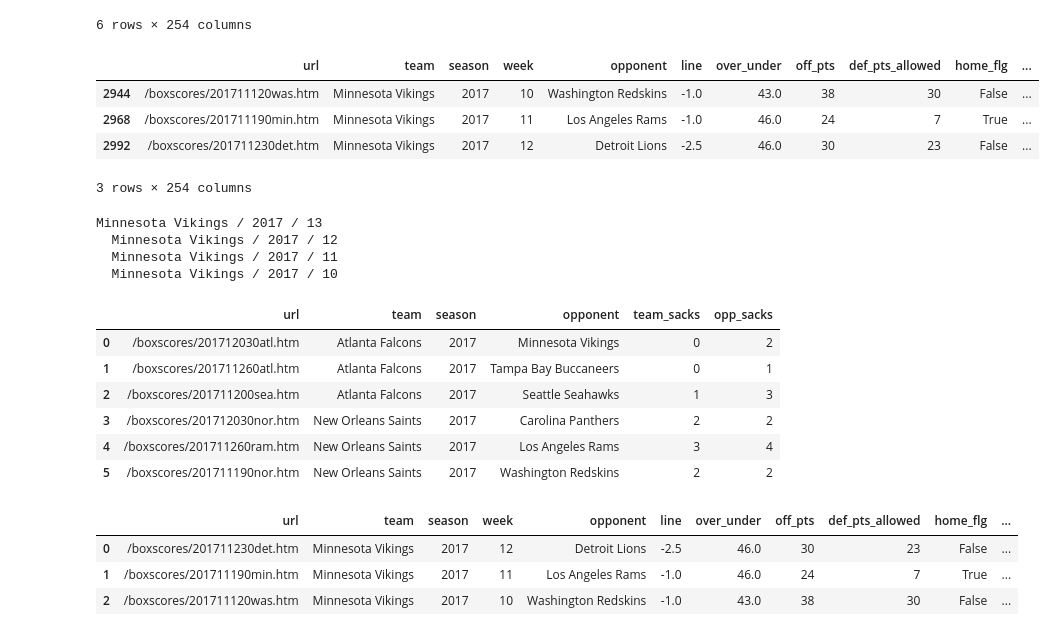
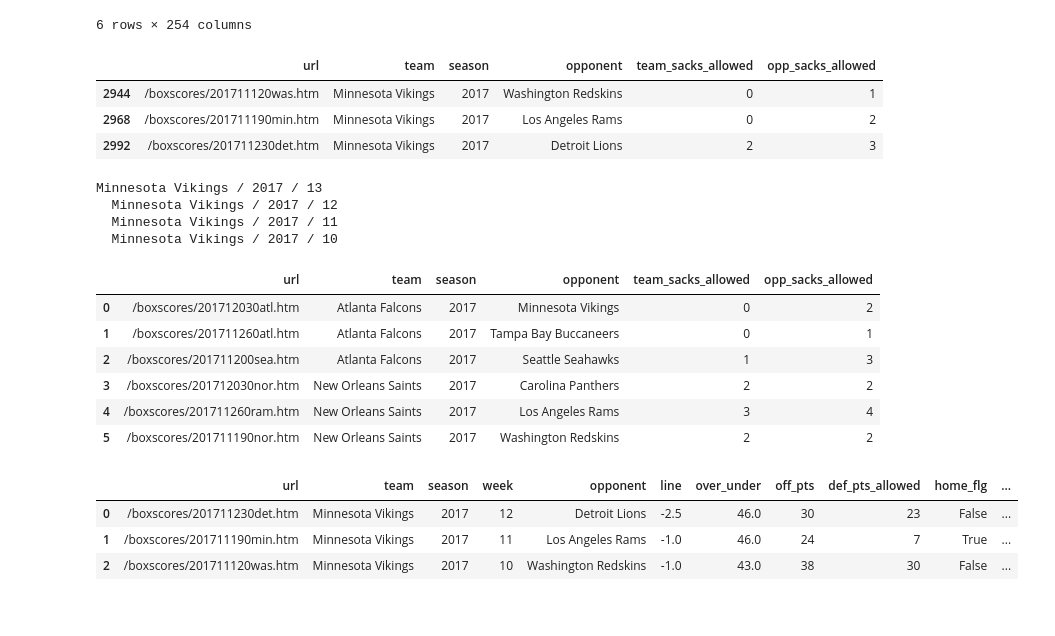
Before and after one commit to b-o-l-l-a/nfl-stat-scraper, a Jupyter notebook: notebooks/scratch_create_predictors.ipynb, the cells around one changed output. Saved outputs shown, nothing was run; the diff lists cells and outputs as text; code cells hidden in the pictures.

```diff
--- a/notebooks/scratch_create_predictors.ipynb
+++ b/notebooks/scratch_create_predictors.ipynb
@@ -145,28 +145,38 @@ teams_df_subset
 | 5 | /boxscores/201711190nor.htm | New Orleans Saints | 2017 | 11 | Washington Redskins | -9.5 | 52.5 | 34 | 31 | True | ... |
 6 rows × 254 columns
 # %%
+cols = ["url", "team", "season", "opponent", "team_sacks_allowed", "opp_sacks_allowed"]
 team_df[(team_df["team"] == "Minnesota Vikings") & \
         (team_df["season"] == 2017) & \
         (team_df["week"].isin(['12','11','10']))
-       ]
+       ][cols]
 # %% [output]
-|  | url | team | season | week | opponent | line | over_under | off_pts | def_pts_allowed | home_flg | ... |
-| 2944 | /boxscores/201711120was.htm | Minnesota Vikings | 2017 | 10 | Washington Redskins | -1.0 | 43.0 | 38 | 30 | False | ... |
-| 2968 | /boxscores/201711190min.htm | Minnesota Vikings | 2017 | 11 | Los Angeles Rams | -1.0 | 46.0 | 24 | 7 | True | ... |
-| 2992 | /boxscores/201711230det.htm | Minnesota Vikings | 2017 | 12 | Detroit Lions | -2.5 | 46.0 | 30 | 23 | False | ... |
+|  | url | team | season | opponent | team_sacks_allowed | opp_sacks_allowed |
+| 2944 | /boxscores/201711120was.htm | Minnesota Vikings | 2017 | Washington Redskins | 0 | 1 |
+| 2968 | /boxscores/201711190min.htm | Minnesota Vikings | 2017 | Los Angeles Rams | 0 | 2 |
+| 2992 | /boxscores/201711230det.htm | Minnesota Vikings | 2017 | Detroit Lions | 2 | 3 |
-3 rows × 254 columns
 # %%
 favorite_prev_wk_df = teams_df_subset[teams_df_subset["team"] == favorite]
 row_key = "row_key"
 df_col_key = "df_col_key"
+idx_col_key = "idx_col_name"
 indices_dict = [
-    {row_key: "off_pts", df_col_key: "def_pts_allowed"},
-    {row_key: "team_first_downs", df_col_key: "opp_first_downs"},
-    {row_key: "team_rush_yds", df_col_key: "opp_rush_yds"},
-    {row_key: "team_pass_yds", df_col_key: "opp_pass_yds"},
-    {row_key: "team_sacks", df_col_key: ""},
-    {row_key: "", df_col_key: ""},
-    {row_key: "", df_col_key: ""},
+    {row_key: "off_pts", df_col_key: "def_pts_allowed", idx_col_key: "off_pts_idx"},
+    {row_key: "def_pts_allowed", df_col_key: "off_pts", idx_col_key: "off_pts_allowed_idx"},
+    {row_key: "team_total_yds", df_col_key: "opp_total_yds", idx_col_key: "off_total_yds_idx"},
+    {row_key: "opp_total_yds", df_col_key: "team_total_yds", idx_col_key: "total_yds_allowed_idx"},
+    {row_key: "team_first_downs", df_col_key: "opp_first_downs", idx_col_key: "off_first_downs_idx"},
+    {row_key: "opp_first_downs", df_col_key: "team_first_downs", idx_col_key: "first_downs_allowed_idx"},
+    {row_key: "team_rush_yds", df_col_key: "opp_rush_yds", idx_col_key: "off_rush_yds_idx"},
+    {row_key: "opp_rush_yds", df_col_key: "team_rush_yds", idx_col_key: "rush_yds_allowed_idx"},
+    {row_key: "team_pass_yds", df_col_key: "opp_pass_yds", idx_col_key: "off_pass_yds_idx"},
+    {row_key: "opp_pass_yds", df_col_key: "team_pass_yds", idx_col_key: "pass_yds_allowed_idx"},
+    {row_key: "opp_sacks_allowed", df_col_key: "team_sacks_allowed", idx_col_key: "sacks_idx"},
+    {row_key: "team_sacks_allowed", df_col_key: "opp_sacks_allowed", idx_col_key: "sacks_allowed_idx"},
+    {row_key: "team_penalty_yds", df_col_key: "opp_penalty_yds", idx_col_key: "penalty_yds_idx"},
+    {row_key: "opp_penalty_yds", df_col_key: "team_penalty_yds", idx_col_key: "opp_penalty_yds_idx"},
+    {row_key: "team_turnovers", df_col_key: "opp_turnovers", idx_col_key: "turnovers_idx"},
+    {row_key: "opp_turnovers", df_col_key: "team_turnovers", idx_col_key: "turnovers_forced_idx"}
 ]
 for idx, row in favorite_prev_wk_df[0:1].iterrows():
     fave_pts = float(row["off_pts"])
@@ -174,13 +184,13 @@ for idx, row in favorite_prev_wk_df[0:1].iterrows():
     avg_opp_pts_allowed = float(opp_df["def_pts_allowed"].mean())
     off_pts_idx = fave_pts / avg_opp_pts_allowed
 
-teams_df_subset[["url", "team", "season", "opponent", "team_sacks", "opp_sacks"]]
+teams_df_subset[]
 # %% [output]
 Minnesota Vikings / 2017 / 13
   Minnesota Vikings / 2017 / 12
   Minnesota Vikings / 2017 / 11
   Minnesota Vikings / 2017 / 10
-|  | url | team | season | opponent | team_sacks | opp_sacks |
+|  | url | team | season | opponent | team_sacks_allowed | opp_sacks_allowed |
 | 0 | /boxscores/201712030atl.htm | Atlanta Falcons | 2017 | Minnesota Vikings | 0 | 2 |
 | 1 | /boxscores/201711260atl.htm | Atlanta Falcons | 2017 | Tampa Bay Buccaneers | 0 | 1 |
 | 2 | /boxscores/201711200sea.htm | Atlanta Falcons | 2017 | Seattle Seahawks | 1 | 3 |
```
